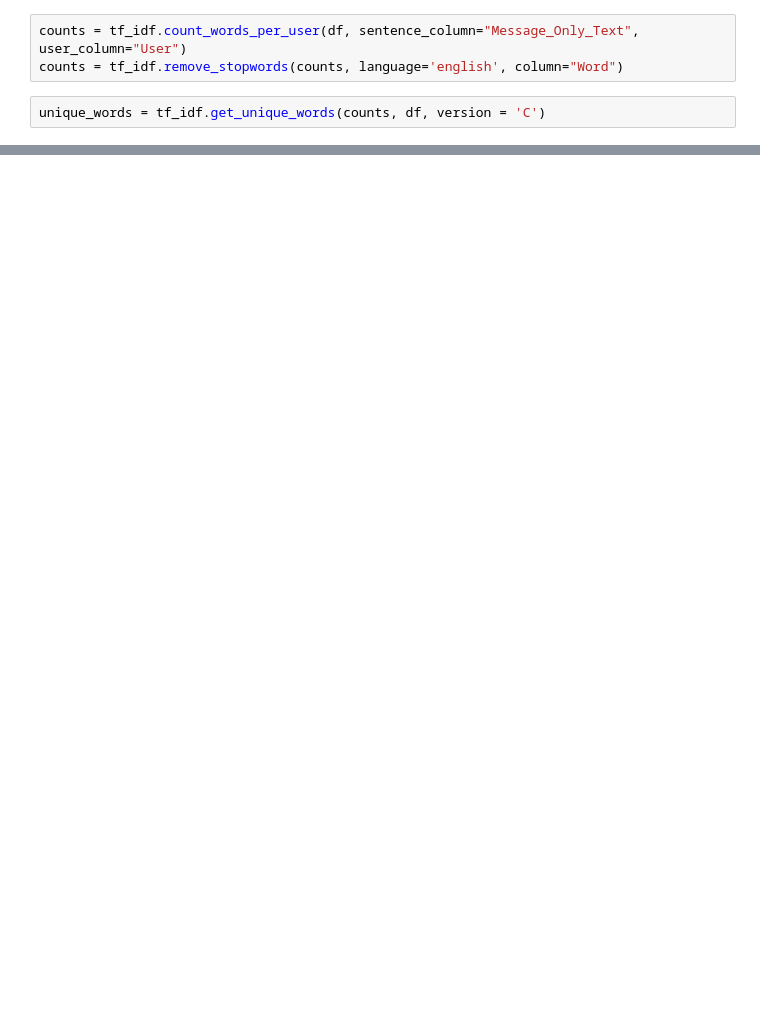
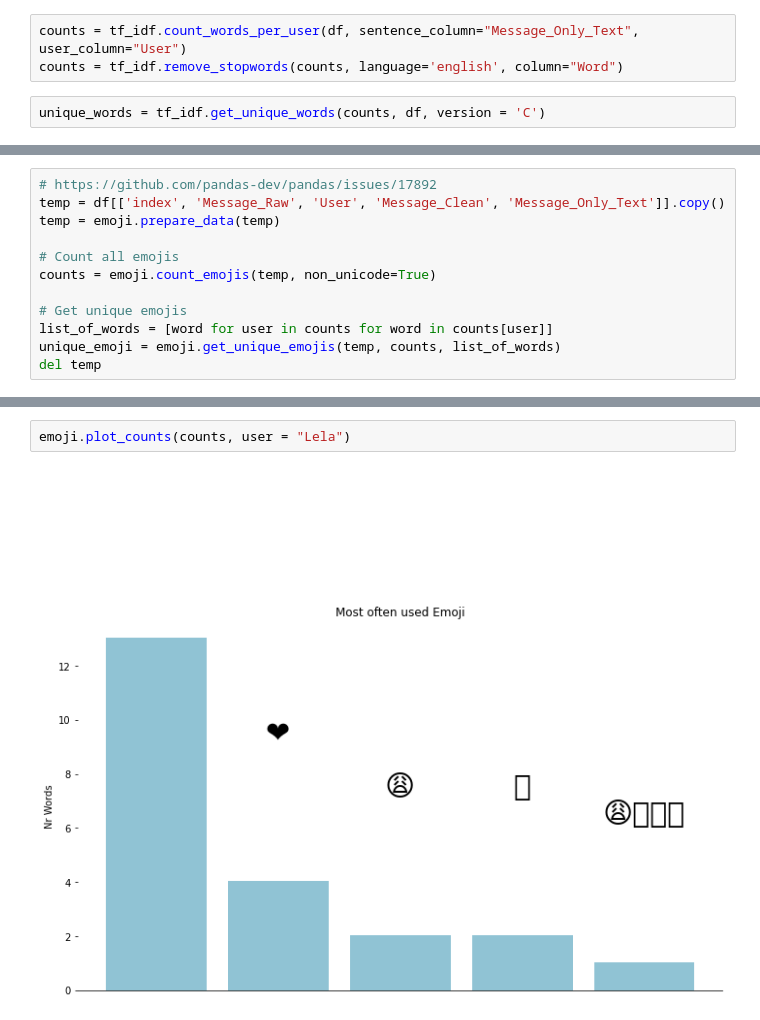
Before and after one commit to sabiqsabry/bawt, a Jupyter notebook: main.ipynb, the cells around one changed output, grey strips where cells are left out. Drawn from its saved outputs; the diff is of its cells as text; blank space fills up the shorter version.

```diff
--- a/main.ipynb
+++ b/main.ipynb
@@ -125,0 +148,12 @@ ShuaibWork
+# %%
+# https://github.com/pandas-dev/pandas/issues/17892
+temp = df[['index', 'Message_Raw', 'User', 'Message_Clean', 'Message_Only_Text']].copy()
+temp = emoji.prepare_data(temp)
+
+# Count all emojis
+counts = emoji.count_emojis(temp, non_unicode=True)
+
+# Get unique emojis
+list_of_words = [word for user in counts for word in counts[user]]
+unique_emoji = emoji.get_unique_emojis(temp, counts, list_of_words)
+del temp
@@ -125,0 +180,4 @@ ShuaibWork
+# %%
+emoji.plot_counts(counts, user = "Lela")
+# %% [output]
+[figure, added]
```
Also changed, not shown: parts of 17 cells of this notebook.
